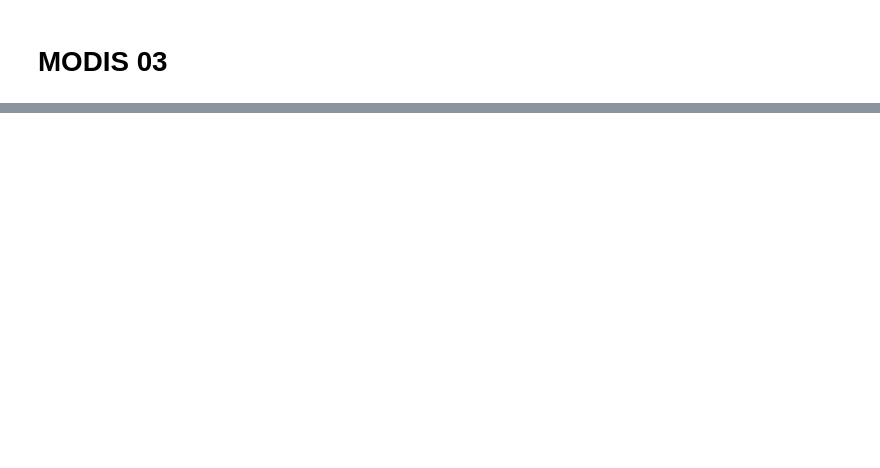
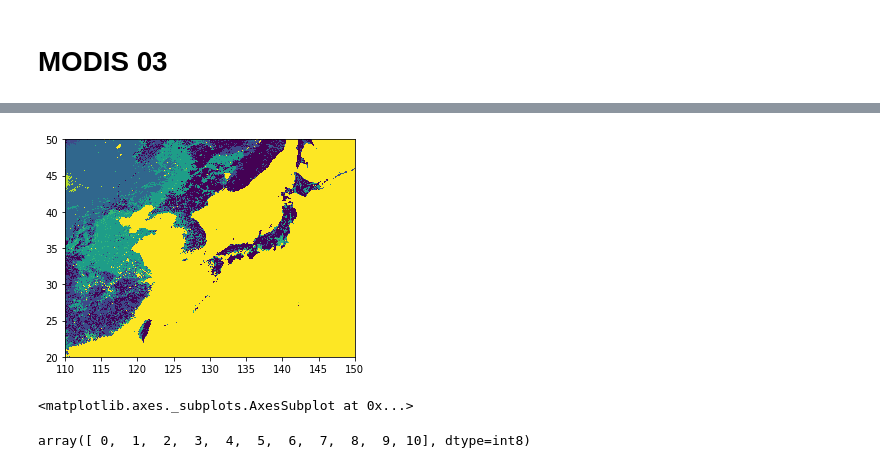
Before and after one commit to cogito288/GEMS_python, a Jupyter notebook: python-refactor/Code/pre_01_raw/MODIS_test.ipynb, the cells around one changed output, grey strips where cells are left out. Saved outputs shown, nothing was run; the diff lists cells and outputs as text; code cells hidden in the pictures; blank space fills up the shorter version.

Commit message:
MODIS 03 clear

```diff
--- a/python-refactor/Code/pre_01_raw/MODIS_test.ipynb
+++ b/python-refactor/Code/pre_01_raw/MODIS_test.ipynb
@@ -356,2 +379,4 @@ array([[  8,   8,   8, ...,  17,  17,  17],
 # %% [markdown]
 # MODIS 03
+# %%
+data = rio.open('reclass_MODIS_LC_500m_EA_2016.tif')
@@ -357,0 +409,5 @@ array([[  8,   8,   8, ...,  17,  17,  17],
+# %%
+show(data)
+# %% [output]
+[figure, added]
+<matplotlib.axes._subplots.AxesSubplot at 0x...>
@@ -357,0 +416,4 @@ array([[  8,   8,   8, ...,  17,  17,  17],
+# %%
+np.unique(data2.read(1))
+# %% [output]
+array([ 0,  1,  2,  3,  4,  5,  6,  7,  8,  9, 10], dtype=int8)
```
Also changed, not shown: parts of 20 cells of this notebook, 12 other files.
